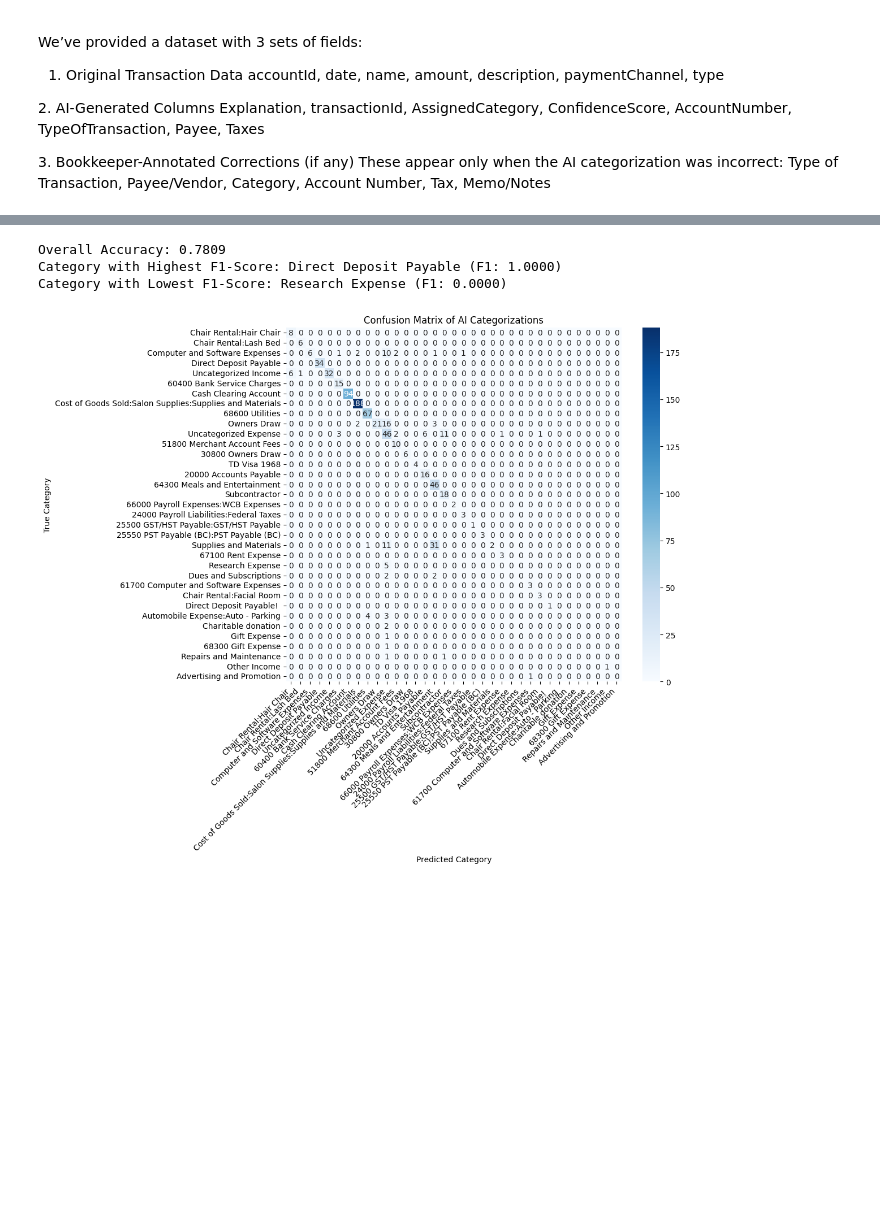
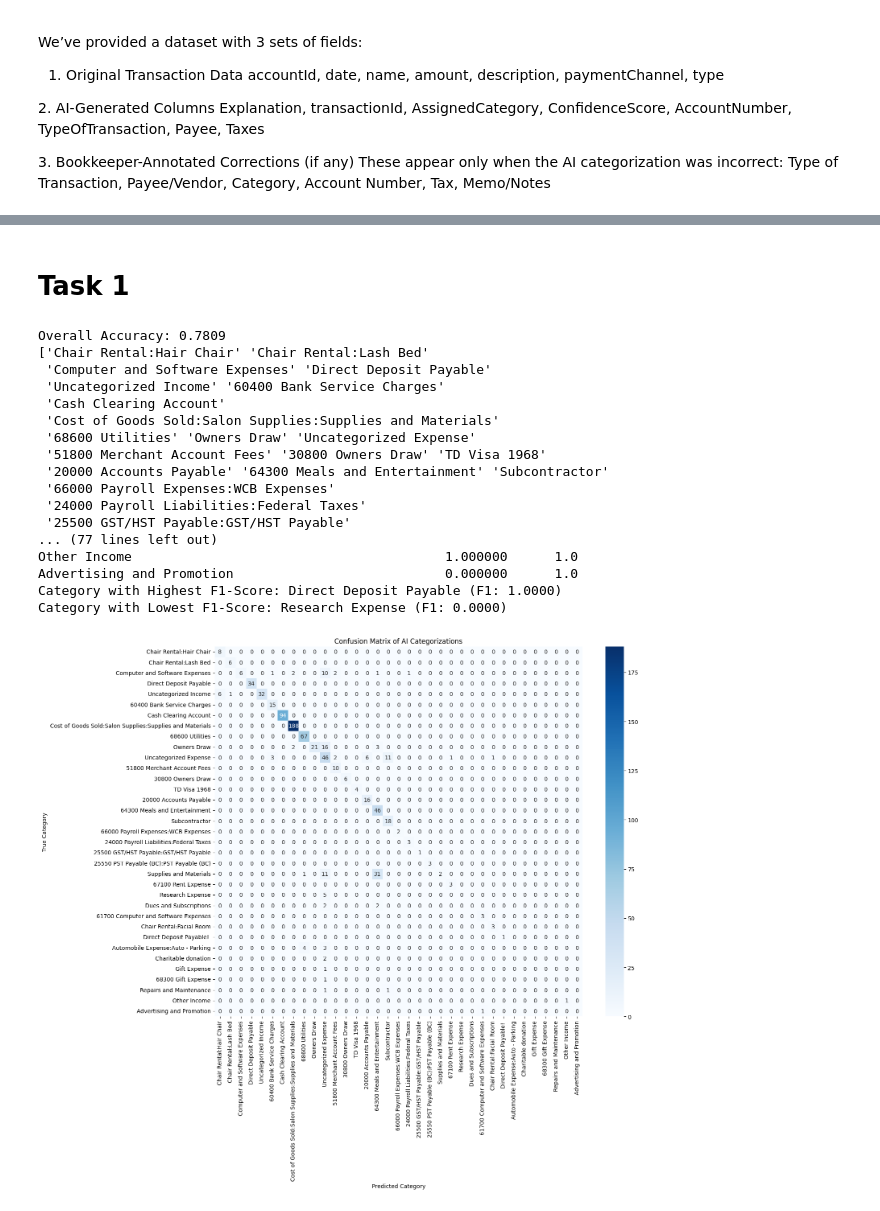
Before and after one commit to Ali-hashir/Categorization-Evaluation, a Jupyter notebook: script.ipynb, the cells around one changed output, grey strips where cells are left out. Saved outputs shown, nothing was run; the diff lists cells and outputs as text; code cells hidden in the pictures; blank space fills up the shorter version.

```diff
--- a/script.ipynb
+++ b/script.ipynb
@@ -705,15 +686,11 @@ Lowest Accuracy Category: Advertising and Promotion with accuracy 0.00
+# %% [markdown]
+# Task 1
 # %%
 import pandas as pd
 from sklearn.metrics import classification_report, confusion_matrix
 import seaborn as sns
 import matplotlib.pyplot as plt
 
-# Load the dataset (assuming it's accessible as a CSV file)
-# For this example, we assume the data is loaded into 'df'
-# df = pd.read_csv('Categorized_Transactions_Elle_Jan2025(in).csv')
-# Here, we'll simulate loading by referencing the provided data structure
-
-# Sample data preprocessing (based on the provided CSV structure)
 data = pd.read_csv('Categorized_Transactions_Elle_Jan2025(in).csv')
 
 # Step 1: Create ground truth category
@@ -724,35 +701,51 @@ data['ground_truth_category'] = data['Category'].fillna(data['AssignedCategory']
 overall_accuracy = data['Category'].isna().mean()
 print(f"Overall Accuracy: {overall_accuracy:.4f}")
 
 # Step 3: Compute per-category metrics
 true_labels = data['ground_truth_category']
 predicted_labels = data['AssignedCategory']
 report = classification_report(true_labels, predicted_labels, output_dict=True)
 report_df = pd.DataFrame(report).transpose()
 
 # Filter to category-specific metrics (exclude 'accuracy', 'macro avg', 'weighted avg')
 categories = data['ground_truth_category'].unique()
 category_report = report_df.loc[categories]
 
+print(categories)
+print(category_report)
+
 # Identify categories with highest and lowest F1 scores
 highest_f1_category = category_report['f1-score'].idxmax()
 lowest_f1_category = category_report['f1-score'].idxmin()
 print(f"Category with Highest F1-Score: {highest_f1_category} (F1: {category_report.loc[highest_f1_category, 'f1-score']:.4f})")
 print(f"Category with Lowest F1-Score: {lowest_f1_category} (F1: {category_report.loc[lowest_f1_category, 'f1-score']:.4f})")
 
 # Step 4: Bonus - Confusion Matrix
 cm = confusion_matrix(true_labels, predicted_labels, labels=categories)
-plt.figure(figsize=(12, 10))
-sns.heatmap(cm, annot=True, fmt='d', cmap='Blues', xticklabels=categories, yticklabels=categories)
+plt.figure(figsize=(16, 14))
+sns.heatmap(cm, annot=True, fmt='d', cmap='Blues',
+            xticklabels=categories, yticklabels=categories)
 plt.xlabel('Predicted Category')
 plt.ylabel('True Category')
 plt.title('Confusion Matrix of AI Categorizations')
-plt.xticks(rotation=45, ha='right')
-plt.yticks(rotation=0)
 plt.tight_layout()
 plt.show()
 # %% [output]
 Overall Accuracy: 0.7809
+['Chair Rental:Hair Chair' 'Chair Rental:Lash Bed'
+ 'Computer and Software Expenses' 'Direct Deposit Payable'
+ 'Uncategorized Income' '60400 Bank Service Charges'
+ 'Cash Clearing Account'
+ 'Cost of Goods Sold:Salon Supplies:Supplies and Materials'
+ '68600 Utilities' 'Owners Draw' 'Uncategorized Expense'
+ '51800 Merchant Account Fees' '30800 Owners Draw' 'TD Visa 1968'
+ '20000 Accounts Payable' '64300 Meals and Entertainment' 'Subcontractor'
+ '66000 Payroll Expenses:WCB Expenses'
+ '24000 Payroll Liabilities:Federal Taxes'
+ '25500 GST/HST Payable:GST/HST Payable'
+... (77 lines left out)
+Other Income                                        1.000000      1.0
+Advertising and Promotion                           0.000000      1.0
 Category with Highest F1-Score: Direct Deposit Payable (F1: 1.0000)
 Category with Lowest F1-Score: Research Expense (F1: 0.0000)
-[figure, old version]
+[figure, new version]
```
Also changed, not shown: parts of 16 cells of this notebook, 3 other files.
